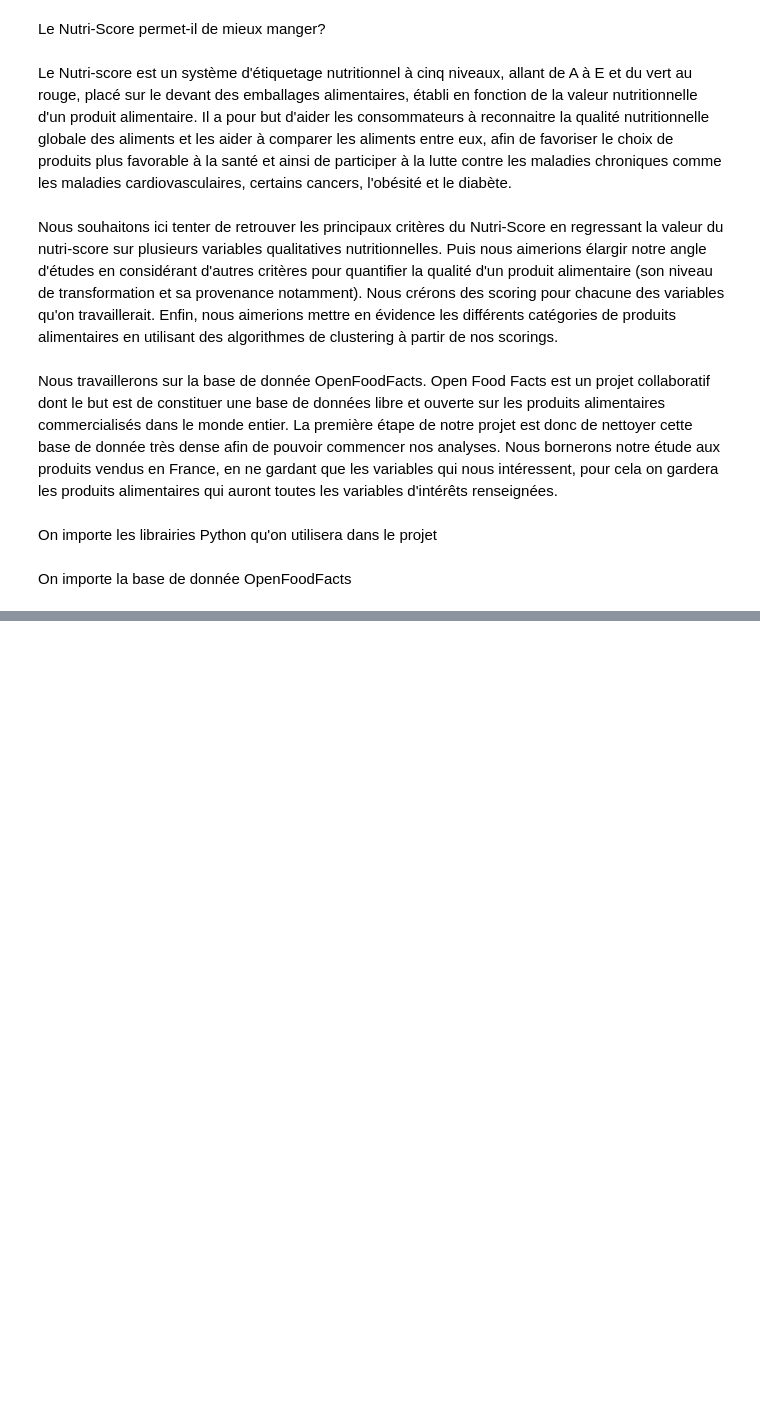
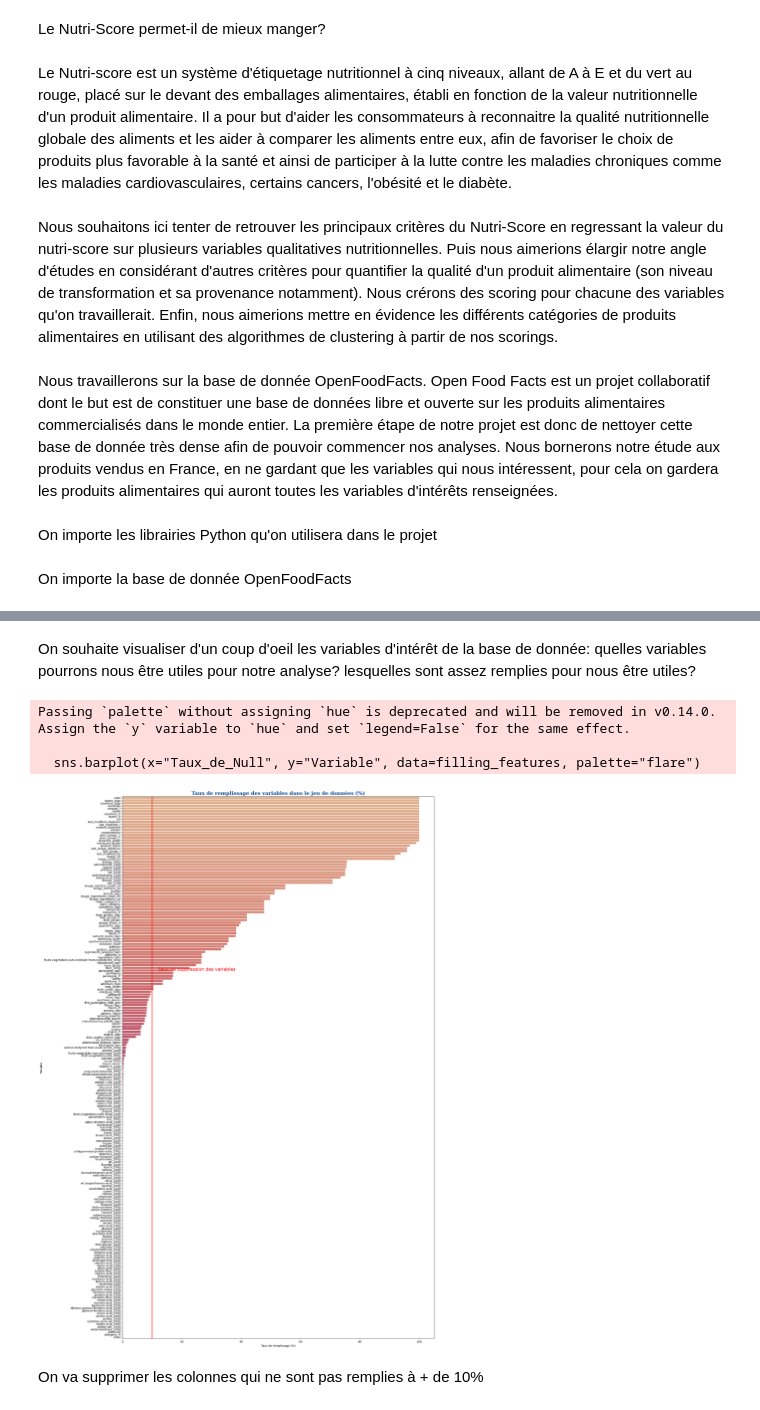
Before and after one commit to ashxivy/Projet-Python-pour-la-data-science, a Jupyter notebook: Le Nutri-Score permet il de bien consommer.ipynb, the cells around one changed output, grey strips where cells are left out. Drawn from its saved outputs; the diff is of its cells as text; code cells hidden in the pictures; blank space fills up the shorter version.

Commit message:
nettoyage de la base

```diff
--- a/Le Nutri-Score permet il de bien consommer.ipynb
+++ b/Le Nutri-Score permet il de bien consommer.ipynb
@@ -35,0 +65,13 @@ df_openfoodfacts = pd.read_csv(url_path, sep='\t',low_memory=True)  # Assurez-vo
+# %%
+# Afficher les valeurs uniques de la colonne 'countries_tags' qui sera la variable sur laquelle on va faire un nettoyage
+valeurs_countries_tags = df_openfoodfacts['countries_tags'].unique()
+# Afficher les valeurs
+print(valeurs_countries_tags)
+
+# Filtrer le DataFrame pour ne conserver que les lignes avec 'en:france' dans la colonne 'countries_tags'
+df_france = df_openfoodfacts[df_openfoodfacts['countries_tags'] == 'en:france']
+# Afficher les premières lignes du DataFrame résultant
+print(df_france.head())
+
+#on veut connaître la taille de la base
+print ("Le dataframe compte {} lignes et {} variables".format(df_france.shape[0], df_france.shape[1]))
@@ -35,0 +96,41 @@ df_openfoodfacts = pd.read_csv(url_path, sep='\t',low_memory=True)  # Assurez-vo
+# %% [markdown]
+On souhaite visualiser d'un coup d'oeil les variables d'intérêt de la base de donnée: quelles variables pourrons nous être utiles pour notre analyse? lesquelles sont assez remplies pour nous être utiles?
+# %%
+#On calcule le taux de remplissage de chaque variable
+def null_factor(df):
+  null_rate = ((df.isnull().sum() / df.shape[0])*100).sort_values(ascending=False).reset_index()
+  null_rate.columns = ['Variable','Taux_de_Null']
+  return null_rate
+
+#Nous alllons désormais commencer à nettoyer la base de données en enlevant les colonnes peu remplis.
+filling_features = null_factor(df_france)
+filling_features["Taux_de_Null"] = 100-filling_features["Taux_de_Null"]
+filling_features = filling_features.sort_values("Taux_de_Null", ascending=False)
+
+#Seuil de suppression
+sup_threshold = 10
+
+#On affiche le taux de remplissages des variables en fonction d'un seuil de référence
+fig = plt.figure(figsize=(20, 35))
+
+font_title = {'family': 'serif',
+              'color':  '#114b98',
+              'weight': 'bold',
+              'size': 18,
+             }
+
+sns.barplot(x="Taux_de_Null", y="Variable", data=filling_features, palette="flare")
+#Seuil pour suppression des varaibles
+plt.axvline(x=sup_threshold, linewidth=2, color = 'r')
+plt.text(sup_threshold+2, 65, 'Seuil de suppression des variables', fontsize = 16, color = 'r')
+
+plt.title("Taux de remplissage des variables dans le jeu de données (%)", fontdict=font_title)
+plt.xlabel("Taux de remplissage (%)")
+plt.show()
+# %% [output]
+Passing `palette` without assigning `hue` is deprecated and will be removed in v0.14.0. Assign the `y` variable to `hue` and set `legend=False` for the same effect.
+
+  sns.barplot(x="Taux_de_Null", y="Variable", data=filling_features, palette="flare")
+[figure, added]
+# %% [markdown]
+On va supprimer les colonnes qui ne sont pas remplies à + de 10%
```
Also changed, not shown: parts of 7 cells of this notebook.
